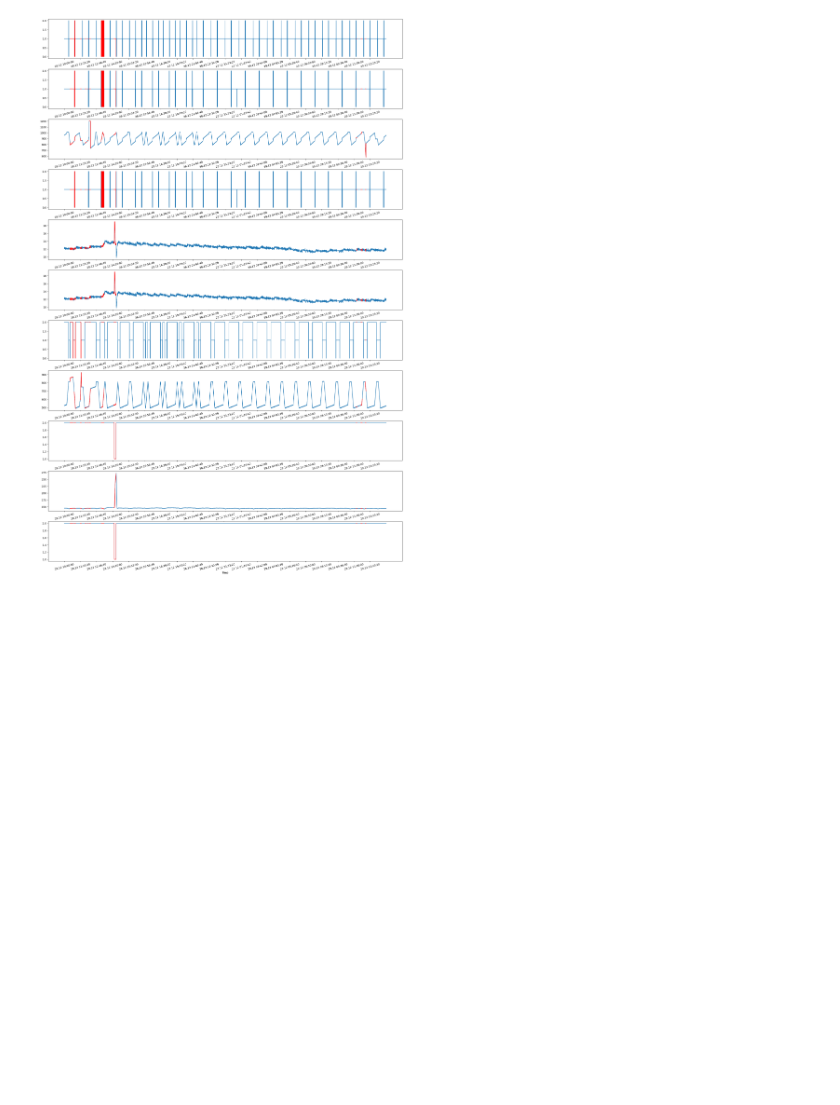
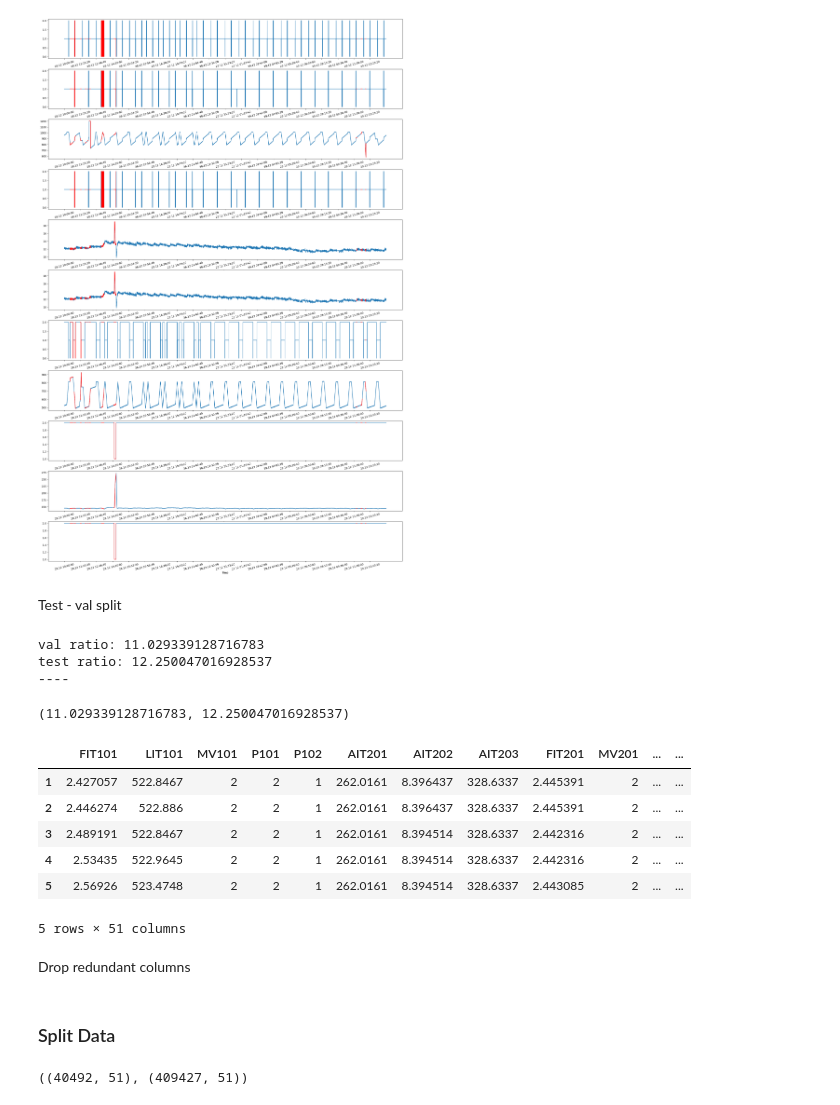
Before and after one commit to Andrei3223/VAE_anomaly_detection, a Jupyter notebook: swat_preproc.ipynb, the cells around one changed output. Saved outputs shown, nothing was run; the diff lists cells and outputs as text; code cells hidden in the pictures; blank space fills up the shorter version.

```diff
--- a/swat_preproc.ipynb
+++ b/swat_preproc.ipynb
@@ -177,3 +174,5 @@ for i, feature in enumerate(anomaly_feature):
         axs[i]
 # %% [output]
 [figure]
+# %% [markdown]
+Test - val split
@@ -179,0 +189,19 @@ for i, feature in enumerate(anomaly_feature):
+# %%
+search_ratio(test_labels=np.array(labels), val_len=int(0.09 * len(labels)))
+# %% [output]
+val ratio: 11.029339128716783
+test ratio: 12.250047016928537
+----
+(11.029339128716783, 12.250047016928537)
+# %%
+attacks.head()
+# %% [output]
+|  | FIT101 | LIT101 | MV101 | P101 | P102 | AIT201 | AIT202 | AIT203 | FIT201 | MV201 | ... | ... |
+| 1 | 2.427057 | 522.8467 | 2 | 2 | 1 | 262.0161 | 8.396437 | 328.6337 | 2.445391 | 2 | ... | ... |
+| 2 | 2.446274 | 522.886 | 2 | 2 | 1 | 262.0161 | 8.396437 | 328.6337 | 2.445391 | 2 | ... | ... |
+| 3 | 2.489191 | 522.8467 | 2 | 2 | 1 | 262.0161 | 8.394514 | 328.6337 | 2.442316 | 2 | ... | ... |
+| 4 | 2.53435 | 522.9645 | 2 | 2 | 1 | 262.0161 | 8.394514 | 328.6337 | 2.442316 | 2 | ... | ... |
+| 5 | 2.56926 | 523.4748 | 2 | 2 | 1 | 262.0161 | 8.394514 | 328.6337 | 2.443085 | 2 | ... | ... |
+5 rows × 51 columns
+# %% [markdown]
+Drop redundant columns
@@ -179,0 +211,13 @@ for i, feature in enumerate(anomaly_feature):
+# %% [markdown]
+### Split Data
+# %%
+val_len=int(0.09 * len(labels))
+validation = attacks[:val_len]
+validation_labels = labels[:val_len]
+
+test = attacks[val_len:]
+test_labels = labels[val_len:]
+
+validation.shape, test.shape
+# %% [output]
+((40492, 51), (409427, 51))
```
Also changed, not shown: parts of 34 cells of this notebook, 3 other files.
